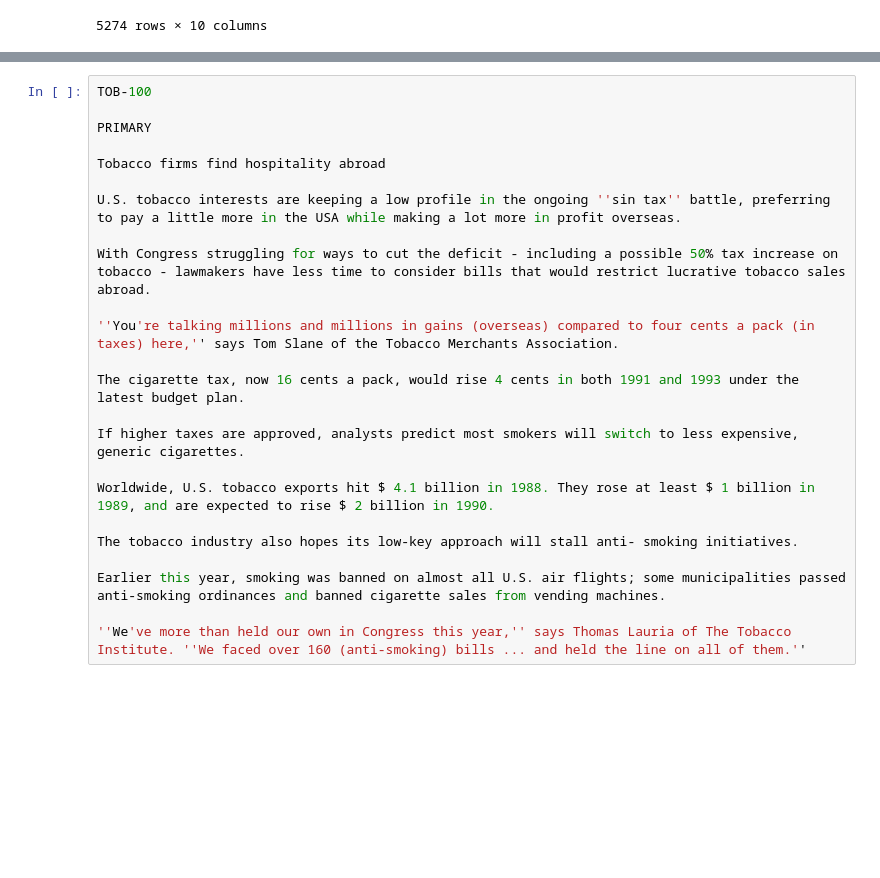
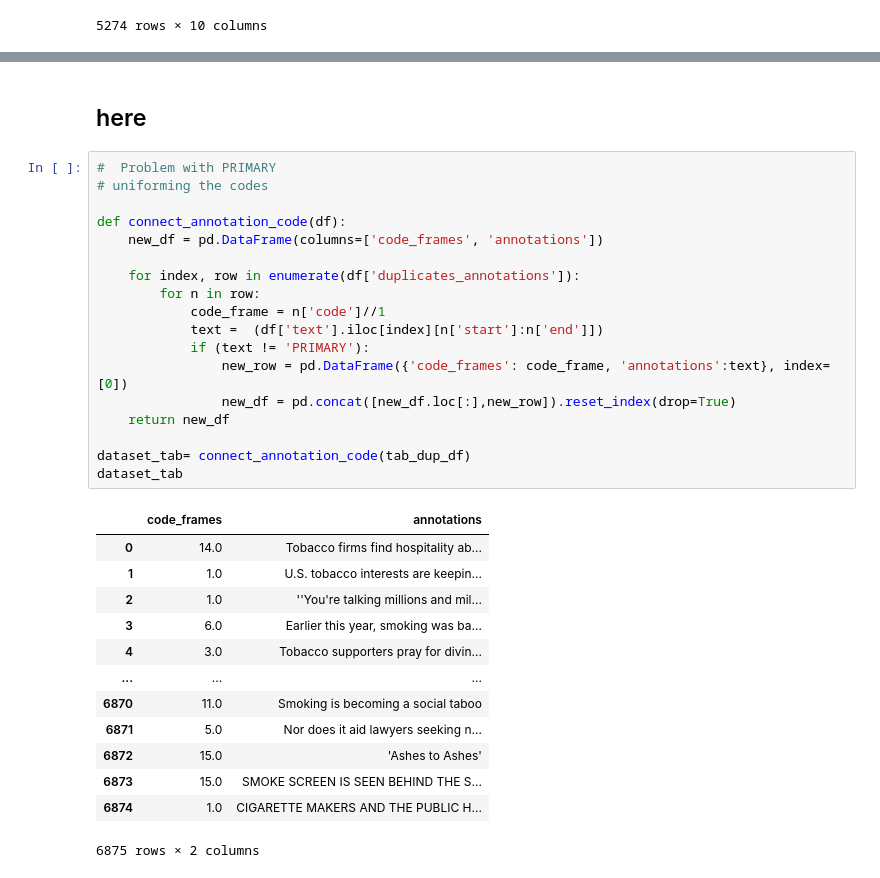
Before and after one commit to jmlDC/MARISOL-Thesis22-23, a Jupyter notebook: MFC.ipynb, the cells around one changed output, grey strips where cells are left out. Cells and saved outputs as stored; diff of their text form; blank space fills up the shorter version.

```diff
--- a/MFC.ipynb
+++ b/MFC.ipynb
@@ -213,24 +234,34 @@ print(l)
-# %%
-TOB-100
-
-PRIMARY
-
-Tobacco firms find hospitality abroad
-
-U.S. tobacco interests are keeping a low profile in the ongoing ''sin tax'' battle, preferring to pay a little more in the USA while making a lot more in profit overseas.
-
-With Congress struggling for ways to cut the deficit - including a possible 50% tax increase on tobacco - lawmakers have less time to consider bills that would restrict lucrative tobacco sales abroad.
-
-''You're talking millions and millions in gains (overseas) compared to four cents a pack (in taxes) here,'' says Tom Slane of the Tobacco Merchants Association.
-
-The cigarette tax, now 16 cents a pack, would rise 4 cents in both 1991 and 1993 under the latest budget plan.
-
-If higher taxes are approved, analysts predict most smokers will switch to less expensive, generic cigarettes.
-
-Worldwide, U.S. tobacco exports hit $ 4.1 billion in 1988. They rose at least $ 1 billion in 1989, and are expected to rise $ 2 billion in 1990.
-
-The tobacco industry also hopes its low-key approach will stall anti- smoking initiatives.
-
-Earlier this year, smoking was banned on almost all U.S. air flights; some municipalities passed anti-smoking ordinances and banned cigarette sales from vending machines.
-
-''We've more than held our own in Congress this year,'' says Thomas Lauria of The Tobacco Institute. ''We faced over 160 (anti-smoking) bills ... and held the line on all of them.''
+# %% [markdown]
+## here
+# %%
+#  Problem with PRIMARY
+# uniforming the codes
+
+def connect_annotation_code(df):
+    new_df = pd.DataFrame(columns=['code_frames', 'annotations'])
+
+    for index, row in enumerate(df['duplicates_annotations']):
+        for n in row:
+            code_frame = n['code']//1
+            text =  (df['text'].iloc[index][n['start']:n['end']])
+            if (text != 'PRIMARY'):
+                new_row = pd.DataFrame({'code_frames': code_frame, 'annotations':text}, index=[0])
+                new_df = pd.concat([new_df.loc[:],new_row]).reset_index(drop=True)
+    return new_df
+
+dataset_tab= connect_annotation_code(tab_dup_df)
+dataset_tab
+# %% [output]
+|  | code_frames | annotations |
+| 0 | 14.0 | Tobacco firms find hospitality ab... |
+| 1 | 1.0 | U.S. tobacco interests are keepin... |
+| 2 | 1.0 | ''You're talking millions and mil... |
+| 3 | 6.0 | Earlier this year, smoking was ba... |
+| 4 | 3.0 | Tobacco supporters pray for divin... |
+| ... | ... | ... |
+| 6870 | 11.0 | Smoking is becoming a social taboo |
+| 6871 | 5.0 | Nor does it aid lawyers seeking n... |
+| 6872 | 15.0 | 'Ashes to Ashes' |
+| 6873 | 15.0 | SMOKE SCREEN IS SEEN BEHIND THE S... |
+| 6874 | 1.0 | CIGARETTE MAKERS AND THE PUBLIC H... |
+6875 rows × 2 columns
```
Also changed, not shown: parts of 5 cells of this notebook.
